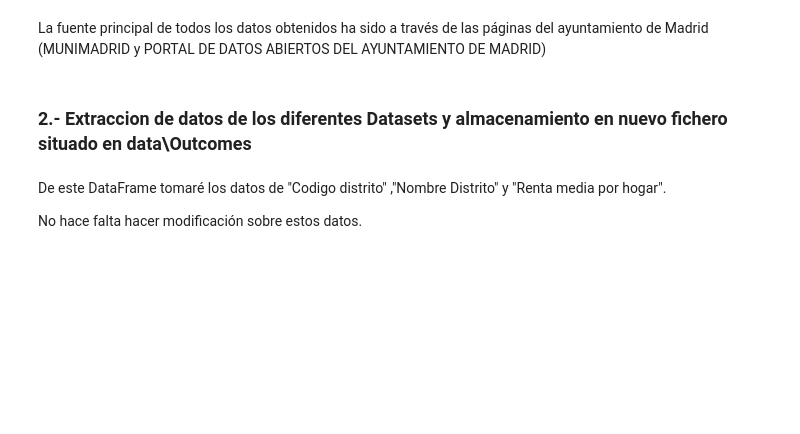
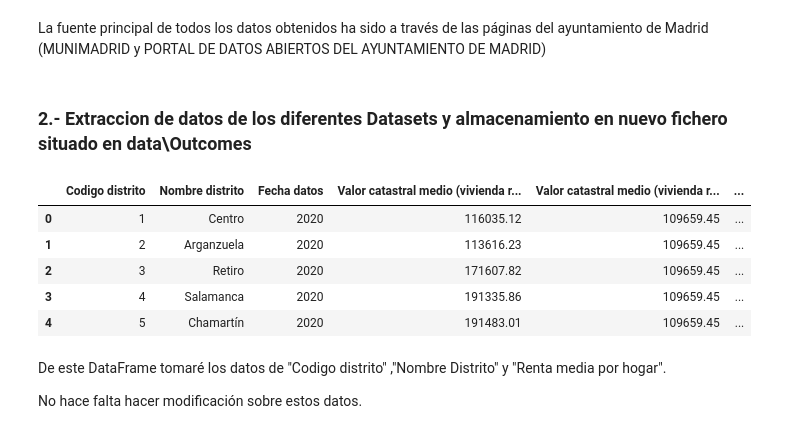
Before and after one commit to 75Engel/Estimacion_tipologia_usuarios_Servicios_Sociales_Ayto_Madrid, a Jupyter notebook: Notebooks/Notebook_1.ipynb, the cells around one changed output. Saved outputs shown, nothing was run; the diff lists cells and outputs as text; code cells hidden in the pictures; blank space fills up the shorter version.

```diff
--- a/Notebooks/Notebook_1.ipynb
+++ b/Notebooks/Notebook_1.ipynb
@@ -93,3 +61,15 @@ df_1.head()
+# %%
+df_1= pd.read_excel("E:\Bootcamp_22\Javier\Repositorios\Machine_Learning\data\Incomes\indice_vulnerabilidad_rentas.xlsx",sheet_name="Descriptivos distritos")
+#Informa sobre el porcentaje de poblacion extranjera, población española, mujeres y hombres y menores de 14 y mayores de 65 años.
+# Puede ser interesante comparar con los datos que se obtengan de otros Datasets
+df_1.head()
+# %% [output]
+|  | Codigo distrito | Nombre distrito | Fecha datos | Valor catastral medio (vivienda r... | Valor catastral medio (vivienda r... | ... |
+| 0 | 1 | Centro | 2020 | 116035.12 | 109659.45 | ... |
+| 1 | 2 | Arganzuela | 2020 | 113616.23 | 109659.45 | ... |
+| 2 | 3 | Retiro | 2020 | 171607.82 | 109659.45 | ... |
+| 3 | 4 | Salamanca | 2020 | 191335.86 | 109659.45 | ... |
+| 4 | 5 | Chamartín | 2020 | 191483.01 | 109659.45 | ... |
 # %% [markdown]
 De este DataFrame tomaré los datos de "Codigo distrito" ,"Nombre Distrito" y "Renta media por hogar".
 
```
Also changed, not shown: parts of 29 cells of this notebook, 4 other files.
